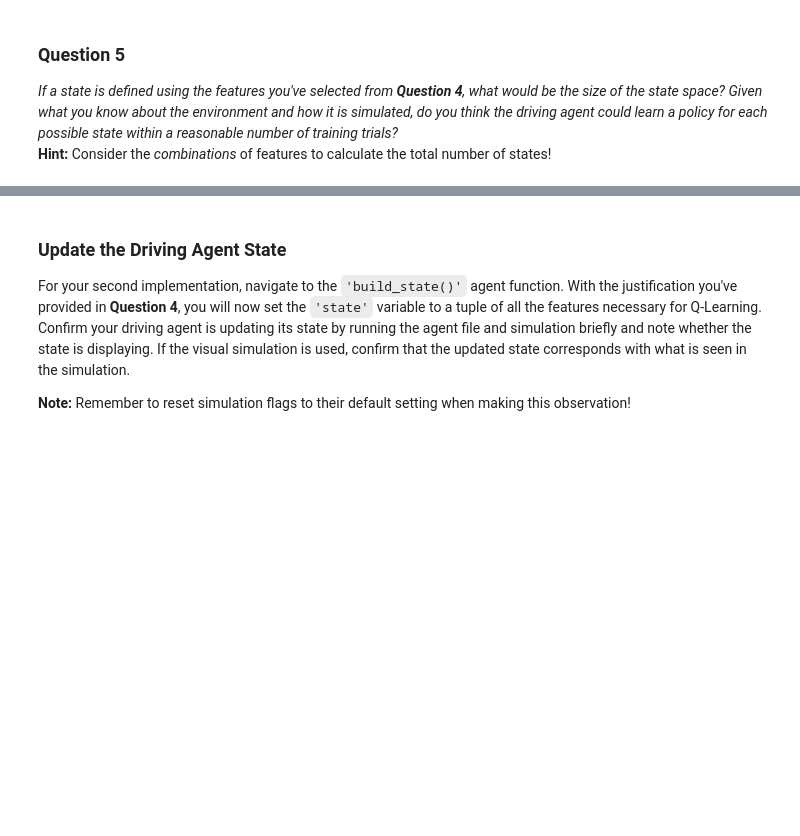
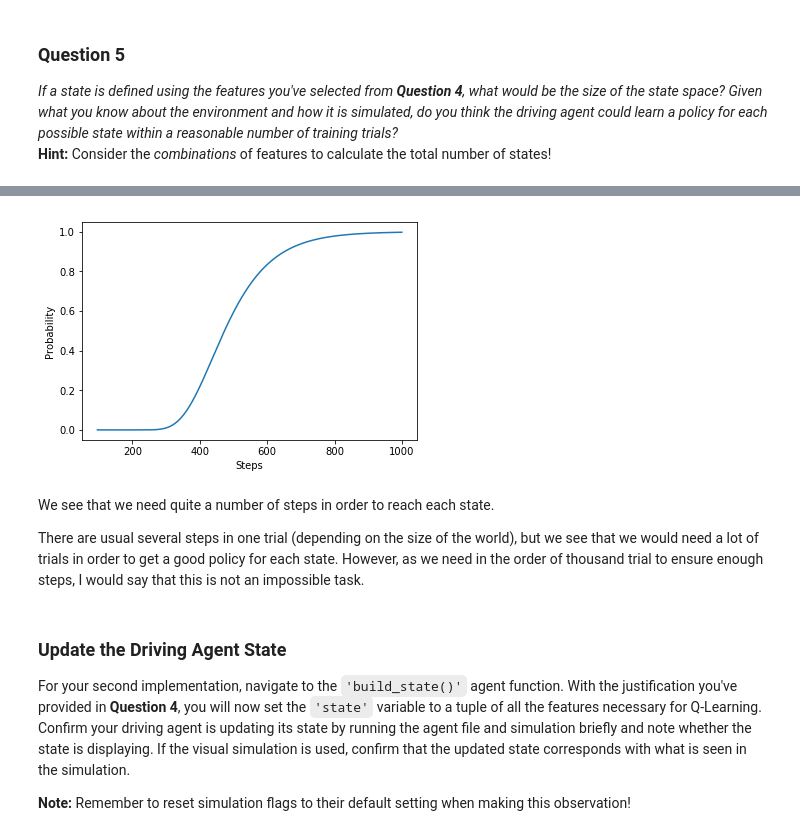
Before and after one commit to loeiten/smartcab, a Jupyter notebook: smartcab.ipynb, the cells around one changed output, grey strips where cells are left out. Drawn from its saved outputs; the diff is of its cells as text; code cells hidden in the pictures; blank space fills up the shorter version.

```diff
--- a/smartcab.ipynb
+++ b/smartcab.ipynb
@@ -152,3 +205,28 @@ How frequently would the agent occupy a state like `(False, True, True, True, Fa
+# %%
+from scipy.special import binom
+import numpy as np
+from matplotlib import pyplot as plt
+
+k = 96.0
+
+def prob_of_encounter_all_states_with_n_steps(n):
+    # Recall that range excludes the last number, therefore, we add a 1
+    return 1-sum((-1.0)**(j-1)*binom(k, j)*(1-j/k)**n for j in range(1, int(k)+1))
+
+steps = np.array(range(int(k), 1000))
+probs = prob_of_encounter_all_states_with_n_steps(steps)
+
+fig, ax = plt.subplots()
+_ = ax.plot(trials, probs)
+_ = ax.set_ylabel("Probability")
+_ = ax.set_xlabel("Steps")
+plt.show()
+# %% [output]
+[figure, added]
+# %% [markdown]
+We see that we need quite a number of steps in order to reach each state.
+
+There are usual several steps in one trial (depending on the size of the world), but we see that we would need a lot of trials in order to get a good policy for each state. However, as we need in the order of thousand trial to ensure enough steps, I would say that this is not an impossible task.
 # %% [markdown]
 ### Update the Driving Agent State
 For your second implementation, navigate to the `'build_state()'` agent function. With the justification you've provided in **Question 4**, you will now set the `'state'` variable to a tuple of all the features necessary for Q-Learning. Confirm your driving agent is updating its state by running the agent file and simulation briefly and note whether the state is displaying. If the visual simulation is used, confirm that the updated state corresponds with what is seen in the simulation.
```
Also changed, not shown: parts of 10 cells of this notebook, 2 other files.
